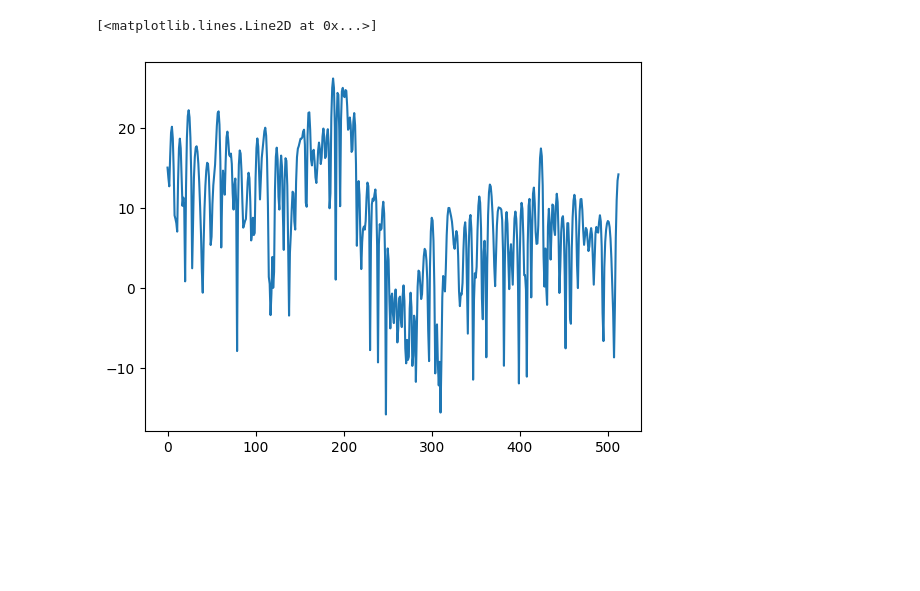
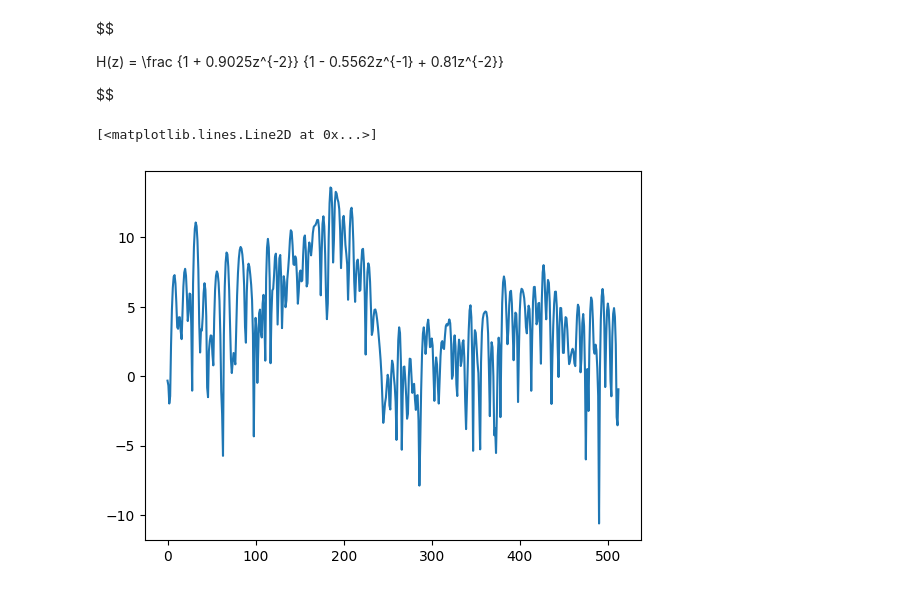
Before and after one commit to mahdiolfat/ssp, a Jupyter notebook: examples/process_arma.ipynb, the cells around one changed output. Drawn from its saved outputs; the diff is of its cells as text; code cells hidden in the pictures; blank space fills up the shorter version.

```diff
--- a/examples/process_arma.ipynb
+++ b/examples/process_arma.ipynb
@@ -53,6 +68,14 @@ plt.plot(rproc)
+# %% [markdown]
+$$
+
+H(z) = \frac
+{1 + 0.9025z^{-2}}
+{1 - 0.5562z^{-1} + 0.81z^{-2}}
+
+$$
 # %%
 fspec = np.fft.rfft(rproc, 1024)
-plt.plot(10 * np.log10(np.abs(fspec**2)))
+plt.plot(10 * np.log10(np.abs(fspec)))
 # %% [output]
 [<matplotlib.lines.Line2D at 0x...>]
-[figure, old version]
+[figure, new version]
```
Also changed, not shown: parts of 6 cells of this notebook.
